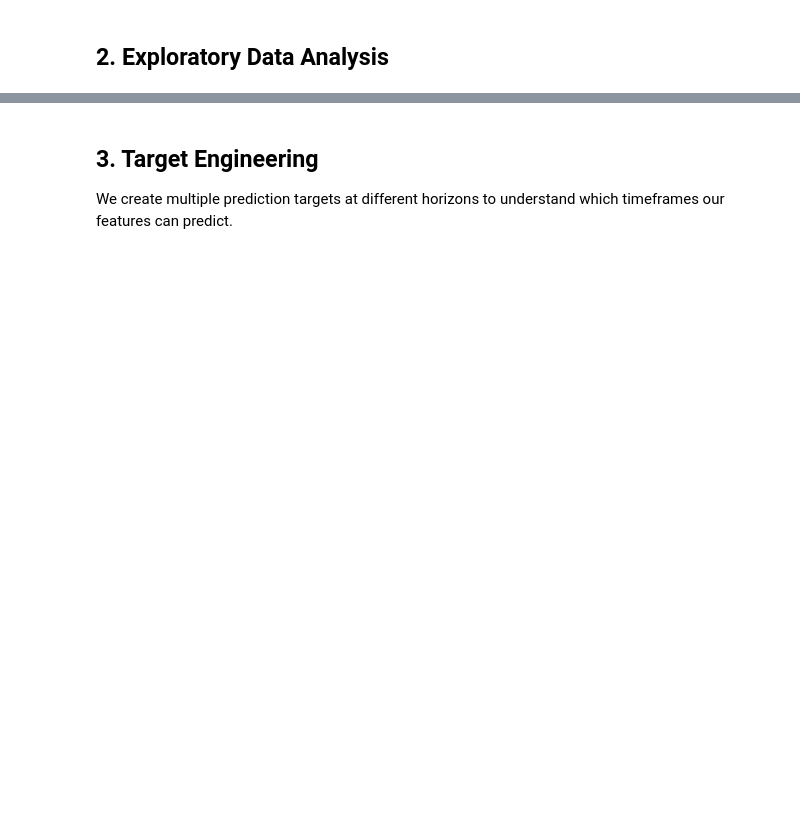
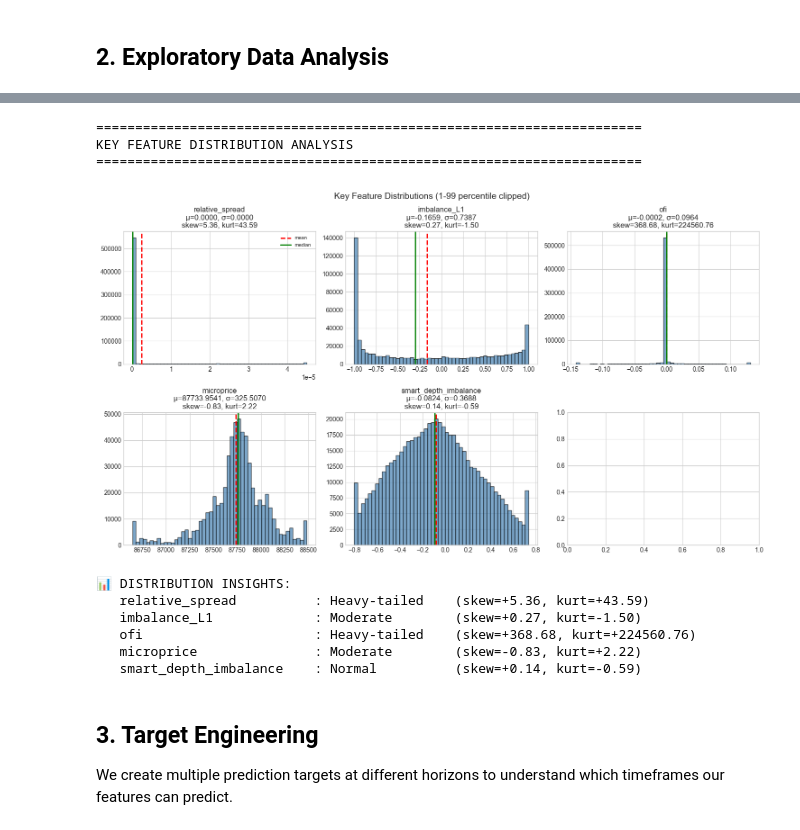
Before and after one commit to jp-quant/daedalus, a Jupyter notebook: research/01_orderbook_feature_analysis.ipynb, the cells around one changed output, grey strips where cells are left out. Drawn from its saved outputs; the diff is of its cells as text; code cells hidden in the pictures; blank space fills up the shorter version.

```diff
--- a/research/01_orderbook_feature_analysis.ipynb
+++ b/research/01_orderbook_feature_analysis.ipynb
@@ -200,33 +463,69 @@ fig.show()
 # %%
 # ============================================================================
-# FEATURE DISTRIBUTIONS
+# FEATURE DISTRIBUTIONS & STATISTICAL SUMMARY
 # ============================================================================
 
 # Select key features for distribution analysis
 key_features = [
     'relative_spread', 'imbalance_L1', 'ofi', 'microprice',
     'smart_depth_imbalance', 'total_depth_20'
 ]
 key_features = [f for f in key_features if f in df.columns]
+
+print("=" * 70)
+print("KEY FEATURE DISTRIBUTION ANALYSIS")
+print("=" * 70)
 
 if key_features:
     fig, axes = plt.subplots(2, 3, figsize=(15, 8))
     axes = axes.flatten()
 
     for i, feat in enumerate(key_features[:6]):
         data = df[feat].drop_nulls().to_numpy()
 
         # Clip outliers for visualization
         q01, q99 = np.percentile(data, [1, 99])
         data_clipped = np.clip(data, q01, q99)
 
-        axes[i].hist(data_clipped, bins=50, edgecolor='black', alpha=0.7)
-        axes[i].set_title(f'{feat}\nmean={np.mean(data):.4f}, std={np.std(data):.4f}')
-        axes[i].axvline(np.mean(data), color='red', linestyle='--', label='mean')
+        # Calculate skewness and kurtosis
+        from scipy.stats import skew, kurtosis
+        feat_skew = skew(data)
+        feat_kurt = kurtosis(data)
+
+        axes[i].hist(data_clipped, bins=50, edgecolor='black', alpha=0.7, color='steelblue')
+        axes[i].set_title(f'{feat}\nμ={np.mean(data):.4f}, σ={np.std(data):.4f}\nskew={feat_skew:.2f}, kurt={feat_kurt:.2f}')
+        axes[i].axvline(np.mean(data), color='red', linestyle='--', linewidth=2, label='mean')
+        axes[i].axvline(np.median(data), color='green', linestyle='-', linewidth=2, label='median')
+        if i == 0:
+            axes[i].legend(fontsize=8)
 
     plt.tight_layout()
-    plt.suptitle('Key Feature Distributions', y=1.02, fontsize=14)
+    plt.suptitle('Key Feature Distributions (1-99 percentile clipped)', y=1.02, fontsize=14)
     plt.show()
+
+# Distribution insights
+print("\n📊 DISTRIBUTION INSIGHTS:")
+for feat in key_features:
+    data = df[feat].drop_nulls().to_numpy()
+    sk = skew(data)
+    kt = kurtosis(data)
+
+    dist_type = "Normal" if abs(sk) < 0.5 and abs(kt) < 1 else \
+                "Heavy-tailed" if kt > 3 else \
+                "Skewed" if abs(sk) > 1 else "Moderate"
+
+    print(f"   {feat:25s}: {dist_type:15s} (skew={sk:+.2f}, kurt={kt:+.2f})")
+# %% [output]
+======================================================================
+KEY FEATURE DISTRIBUTION ANALYSIS
+======================================================================
+[figure, added]
+📊 DISTRIBUTION INSIGHTS:
+   relative_spread          : Heavy-tailed    (skew=+5.36, kurt=+43.59)
+   imbalance_L1             : Moderate        (skew=+0.27, kurt=-1.50)
+   ofi                      : Heavy-tailed    (skew=+368.68, kurt=+224560.76)
+   microprice               : Moderate        (skew=-0.83, kurt=+2.22)
+   smart_depth_imbalance    : Normal          (skew=+0.14, kurt=-0.59)
 # %% [markdown]
 ## 3. Target Engineering
 
```
Also changed, not shown: parts of 33 cells of this notebook, 8 other files.
